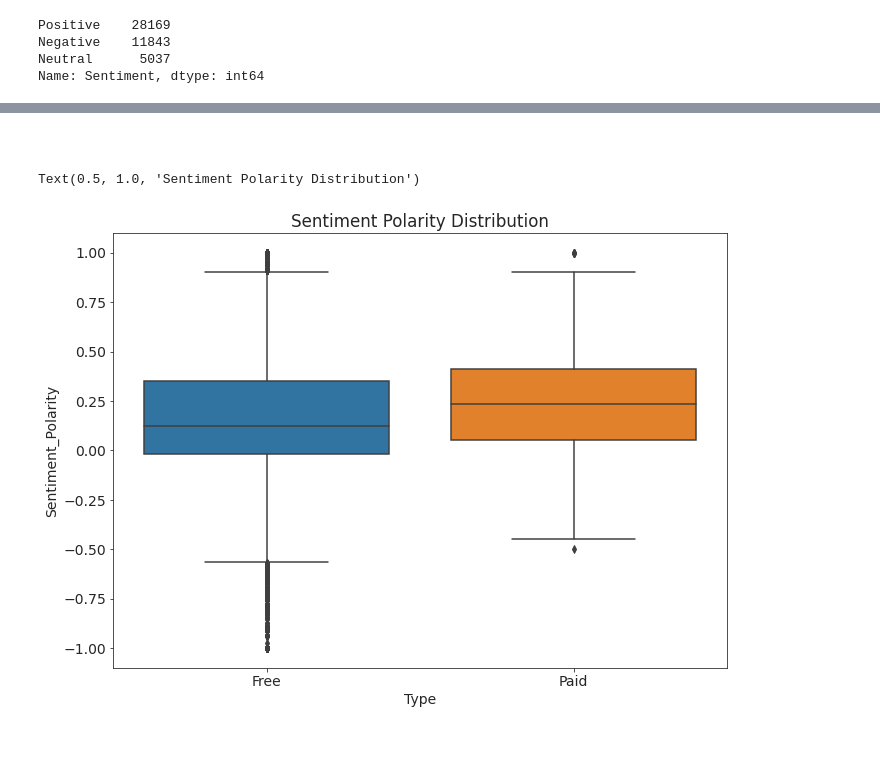
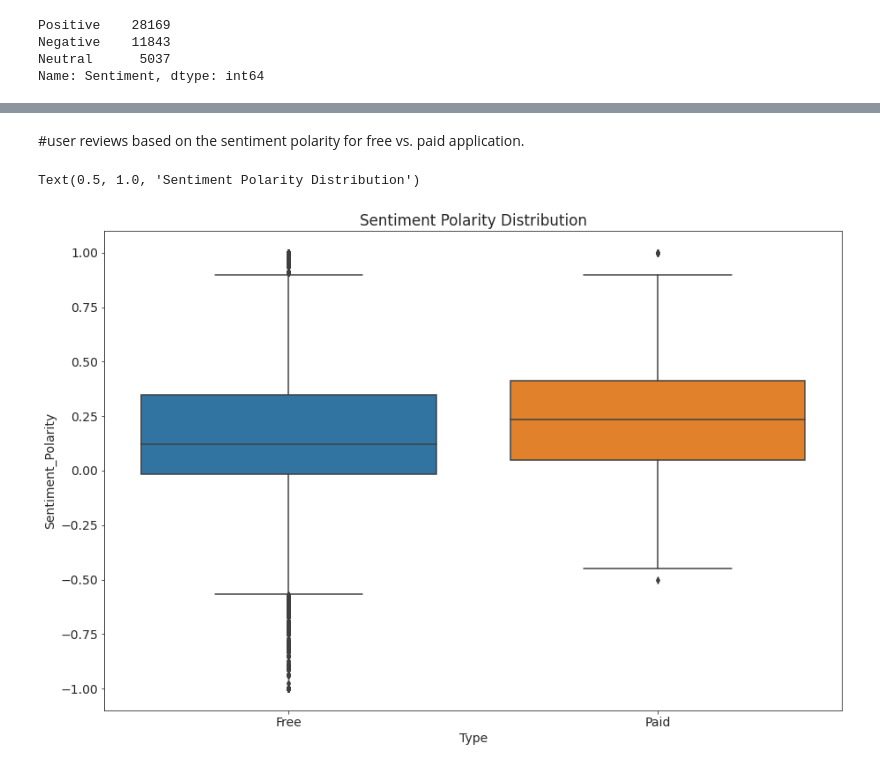
Before and after one commit to pdpranavkumar/Machine-Learning-Models, a Jupyter notebook: Play_Store_App_Review_Analysis_Pranav_Dhabale_Capstone_Project.ipynb, the cells around one changed output, grey strips where cells are left out. Cells and saved outputs as stored; diff of their text form; code cells hidden in the pictures; blank space fills up the shorter version.

```diff
--- a/Play_Store_App_Review_Analysis_Pranav_Dhabale_Capstone_Project.ipynb
+++ b/Play_Store_App_Review_Analysis_Pranav_Dhabale_Capstone_Project.ipynb
@@ -709,13 +709,11 @@ plt.show()
-# %% [markdown]
-#
-# %%
-merge_df = merge_df.dropna(subset = ['Sentiment', 'Reviews'])
+# %% [markdown]
+#user reviews based on the sentiment polarity for free vs. paid application.
 # %%
 sns.set_style('ticks')
 fig, ax = plt.subplots()
-fig.set_size_inches(11, 8)
+fig.set_size_inches(15, 10)
 ax = sns.boxplot(x = 'Type' , y = 'Sentiment_Polarity', data = merge_df)
 ax.set_title('Sentiment Polarity Distribution')
 # %% [output]
 Text(0.5, 1.0, 'Sentiment Polarity Distribution')
-[figure, old version]
+[figure, new version]
```
Also changed, not shown: parts of 1 cell of this notebook.
